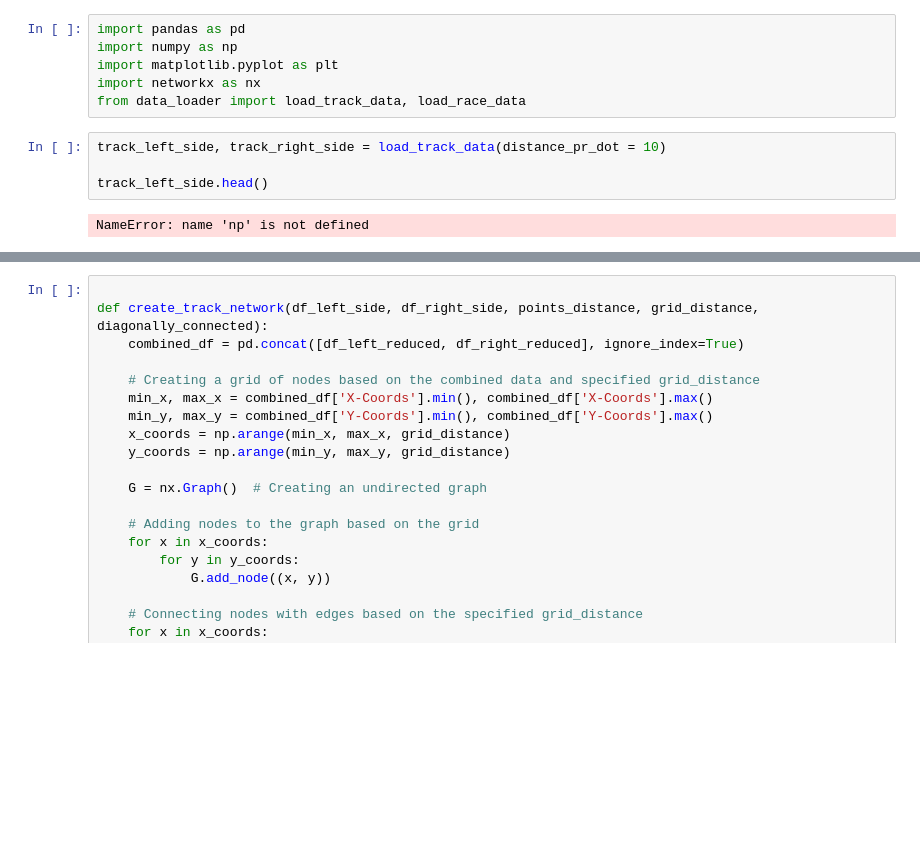
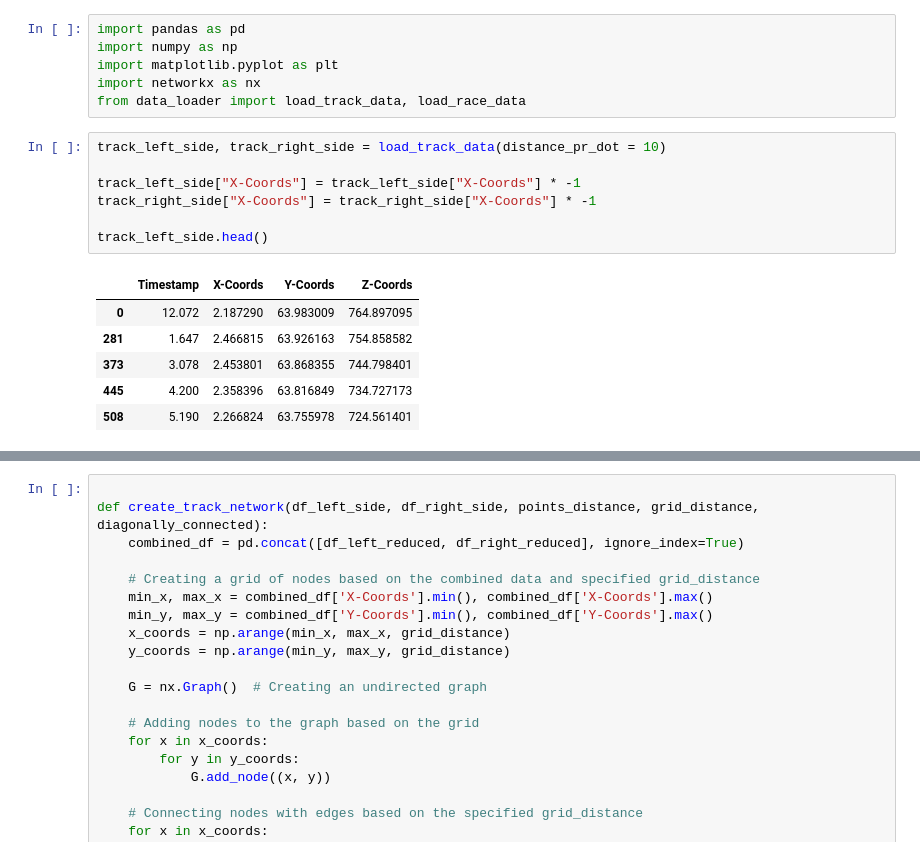
Before and after one commit to anaveravazquez/RacingTrajectories, a Jupyter notebook: creating_track_network.ipynb, the cells around one changed output, grey strips where cells are left out. Cells and saved outputs as stored; diff of their text form; blank space fills up the shorter version.

```diff
--- a/creating_track_network.ipynb
+++ b/creating_track_network.ipynb
@@ -7,9 +7,17 @@ from data_loader import load_track_data, load_race_data
 # %%
 track_left_side, track_right_side = load_track_data(distance_pr_dot = 10)
 
+track_left_side["X-Coords"] = track_left_side["X-Coords"] * -1
+track_right_side["X-Coords"] = track_right_side["X-Coords"] * -1
+
 track_left_side.head()
 # %% [output]
-NameError: name 'np' is not defined
+|  | Timestamp | X-Coords | Y-Coords | Z-Coords |
+| 0 | 12.072 | 2.187290 | 63.983009 | 764.897095 |
+| 281 | 1.647 | 2.466815 | 63.926163 | 754.858582 |
+| 373 | 3.078 | 2.453801 | 63.868355 | 744.798401 |
+| 445 | 4.200 | 2.358396 | 63.816849 | 734.727173 |
+| 508 | 5.190 | 2.266824 | 63.755978 | 724.561401 |
 # %%
 # Plot the reduced track in 2D using matplotlib
 fig, ax = plt.subplots()
```
Also changed, not shown: parts of 1 cell of this notebook, 1 other file.
